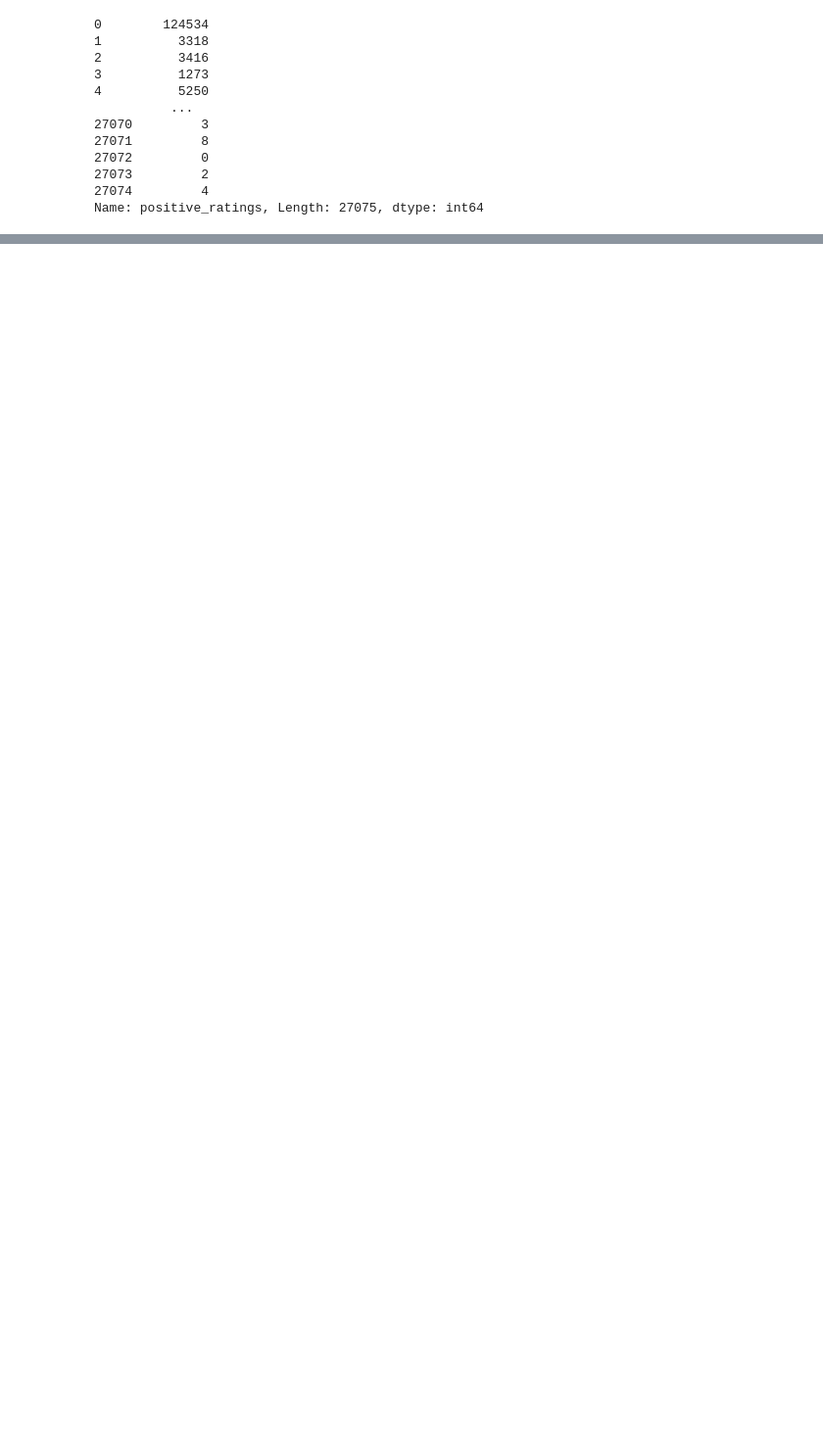
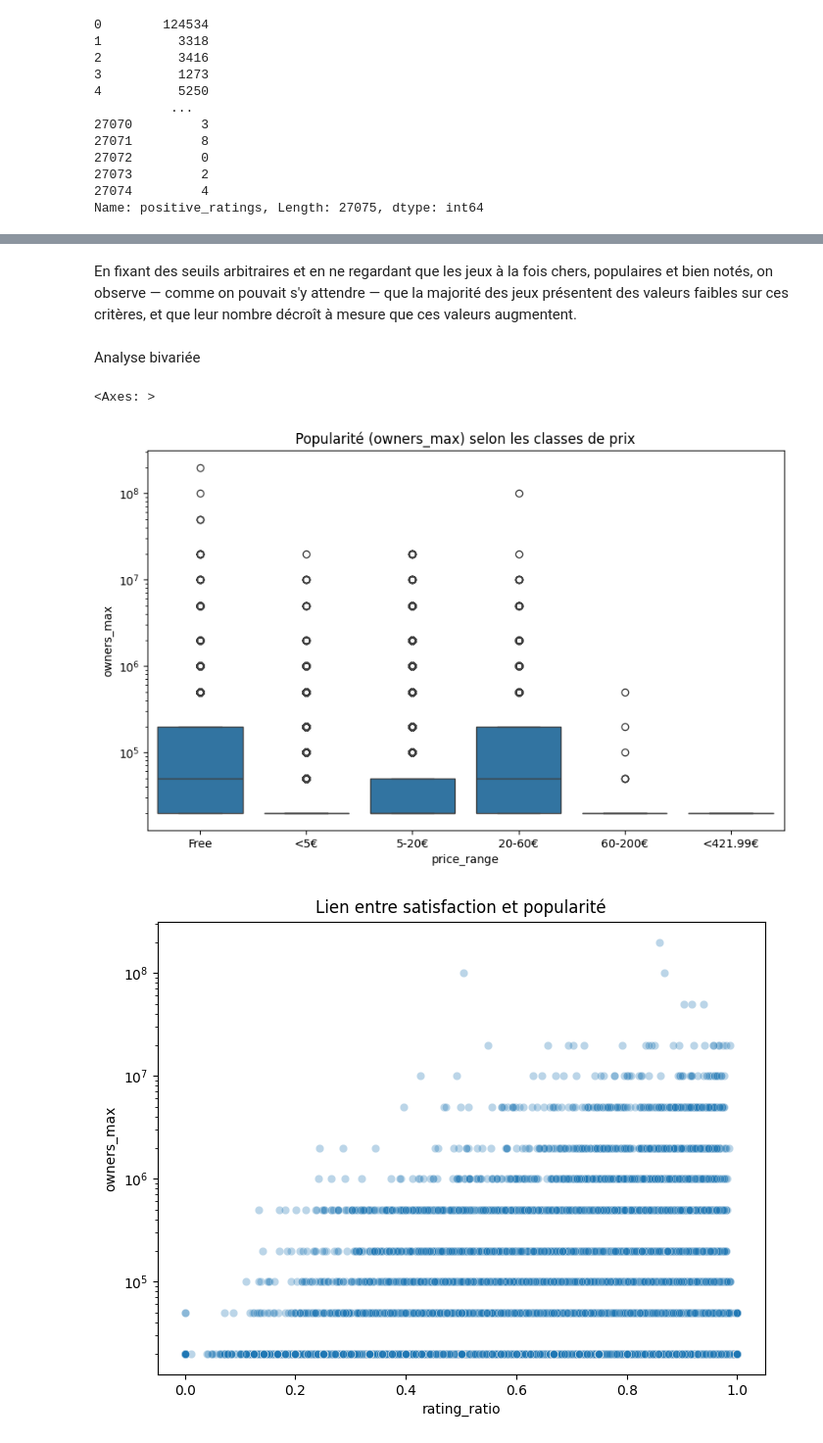
Before and after one commit to Plestan/Analyse-comportementale-Steam, a Jupyter notebook: analyse.ipynb, the cells around one changed output, grey strips where cells are left out. Shown: that part at 98% size. Saved outputs shown, nothing was run; the diff lists cells and outputs as text; code cells hidden in the pictures; blank space fills up the shorter version.

```diff
--- a/analyse.ipynb
+++ b/analyse.ipynb
@@ -551,0 +569,24 @@ df[['price']]
+# %% [markdown]
+En fixant des seuils arbitraires et en ne regardant que les jeux à la fois chers, populaires et bien notés, on observe — comme on pouvait s'y attendre — que la majorité des jeux présentent des valeurs faibles sur ces critères, et que leur nombre décroît à mesure que ces valeurs augmentent.
+# %% [markdown]
+Analyse bivariée
+# %%
+# Boxplot : prix vs popularité
+plt.figure(figsize=(10,6))
+sns.boxplot(data=df, x='price_range', y='owners_max')
+plt.yscale('log')
+plt.title("Popularité (owners_max) selon les classes de prix")
+
+# Scatter : satisfaction vs popularité
+plt.figure(figsize=(8,6))
+sns.scatterplot(data=df, x='rating_ratio', y='owners_max', alpha=0.3)
+plt.yscale('log')
+plt.title("Lien entre satisfaction et popularité")
+
+# Corrélations
+plt.figure(figsize=(8,6))
+sns.heatmap(df[['price', 'positive_ratings', 'negative_ratings', 'average_playtime', 'owners_max', 'release_year', 'desc_length']].corr(), annot=True)
+# %% [output]
+<Axes: >
+[figure, added]
+[figure, added]
```
Also changed, not shown: parts of 14 cells of this notebook.
